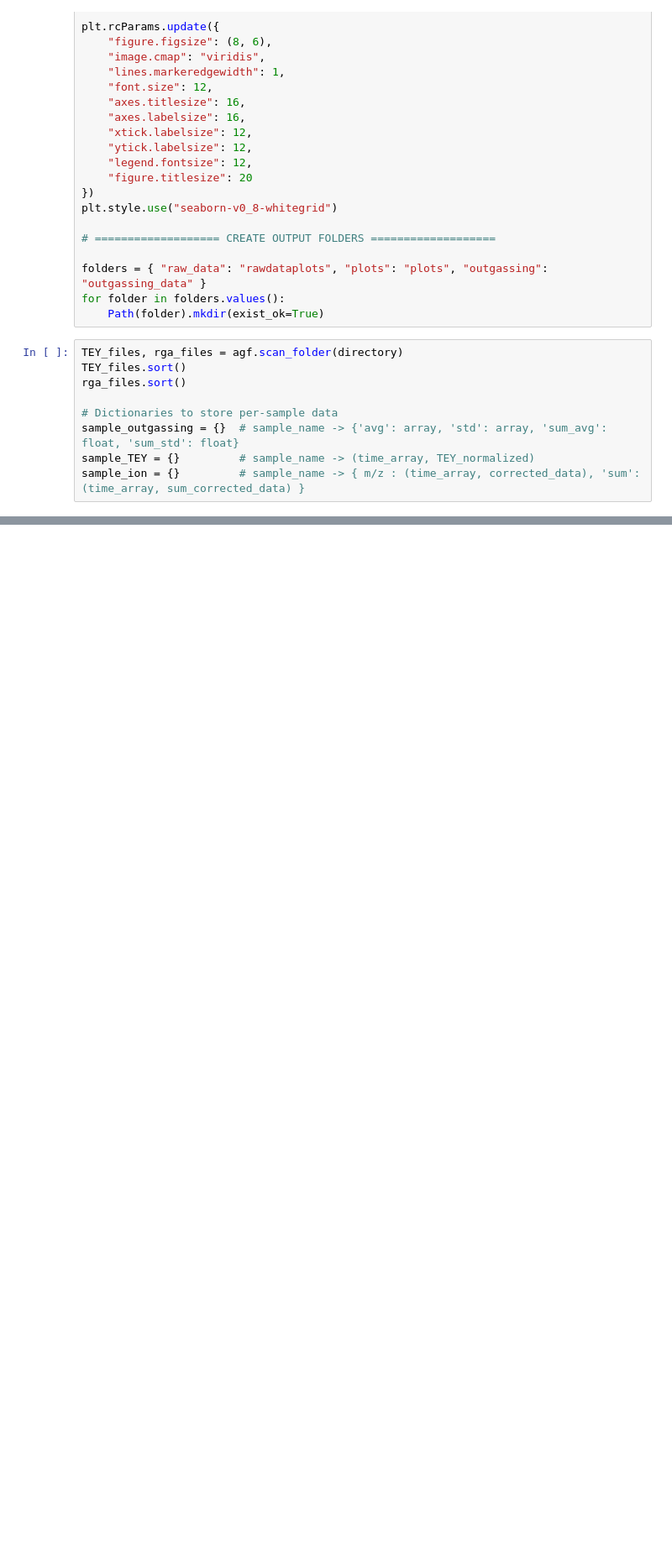
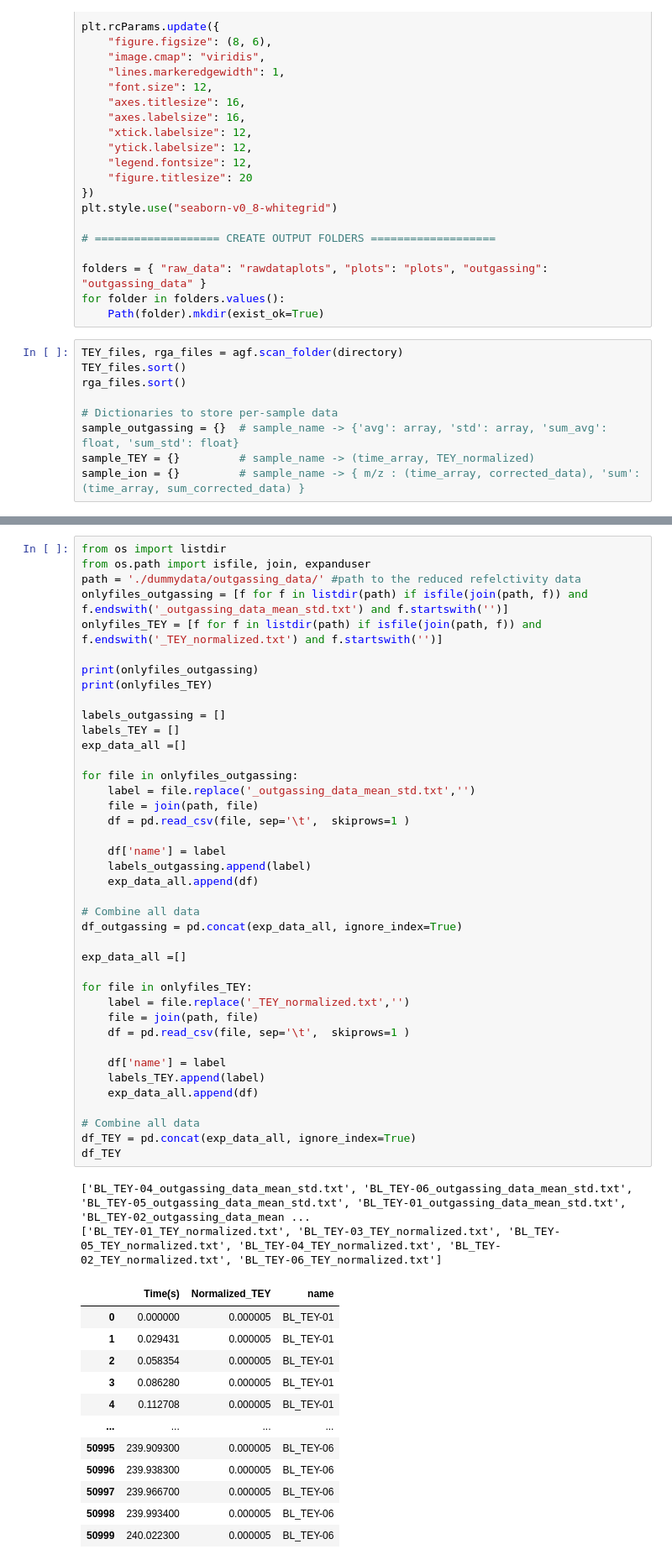
Before and after one commit to kasandrle/accelerate_data_process, a Jupyter notebook: 2025-05-15_RGA+TEY_Trainingset/plot.ipynb, the cells around one changed output, grey strips where cells are left out. Shown: that part at 84% size. Drawn from its saved outputs; the diff is of its cells as text; blank space fills up the shorter version.

```diff
--- a/2025-05-15_RGA+TEY_Trainingset/plot.ipynb
+++ b/2025-05-15_RGA+TEY_Trainingset/plot.ipynb
@@ -80,0 +98,55 @@ for rga_file, TEY_file in zip(rga_files, TEY_files):
+# %%
+from os import listdir
+from os.path import isfile, join, expanduser
+path = './dummydata/outgassing_data/' #path to the reduced refelctivity data
+onlyfiles_outgassing = [f for f in listdir(path) if isfile(join(path, f)) and f.endswith('_outgassing_data_mean_std.txt') and f.startswith('')]
+onlyfiles_TEY = [f for f in listdir(path) if isfile(join(path, f)) and f.endswith('_TEY_normalized.txt') and f.startswith('')]
+
+print(onlyfiles_outgassing)
+print(onlyfiles_TEY)
+
+labels_outgassing = []
+labels_TEY = []
+exp_data_all =[]
+
+for file in onlyfiles_outgassing:
+    label = file.replace('_outgassing_data_mean_std.txt','')
+    file = join(path, file)
+    df = pd.read_csv(file, sep='\t',  skiprows=1 )
+
+    df['name'] = label
+    labels_outgassing.append(label)
+    exp_data_all.append(df)
+
+# Combine all data
+df_outgassing = pd.concat(exp_data_all, ignore_index=True)
+
+exp_data_all =[]
+
+for file in onlyfiles_TEY:
+    label = file.replace('_TEY_normalized.txt','')
+    file = join(path, file)
+    df = pd.read_csv(file, sep='\t',  skiprows=1 )
+
+    df['name'] = label
+    labels_TEY.append(label)
+    exp_data_all.append(df)
+
+# Combine all data
+df_TEY = pd.concat(exp_data_all, ignore_index=True)
+df_TEY
+# %% [output]
+['BL_TEY-04_outgassing_data_mean_std.txt', 'BL_TEY-06_outgassing_data_mean_std.txt', 'BL_TEY-05_outgassing_data_mean_std.txt', 'BL_TEY-01_outgassing_data_mean_std.txt', 'BL_TEY-02_outgassing_data_mean ...
+['BL_TEY-01_TEY_normalized.txt', 'BL_TEY-03_TEY_normalized.txt', 'BL_TEY-05_TEY_normalized.txt', 'BL_TEY-04_TEY_normalized.txt', 'BL_TEY-02_TEY_normalized.txt', 'BL_TEY-06_TEY_normalized.txt']
+|  | Time(s) | Normalized_TEY | name |
+| 0 | 0.000000 | 0.000005 | BL_TEY-01 |
+| 1 | 0.029431 | 0.000005 | BL_TEY-01 |
+| 2 | 0.058354 | 0.000005 | BL_TEY-01 |
+| 3 | 0.086280 | 0.000005 | BL_TEY-01 |
+| 4 | 0.112708 | 0.000005 | BL_TEY-01 |
+| ... | ... | ... | ... |
+| 50995 | 239.909300 | 0.000005 | BL_TEY-06 |
+| 50996 | 239.938300 | 0.000005 | BL_TEY-06 |
+| 50997 | 239.966700 | 0.000005 | BL_TEY-06 |
+| 50998 | 239.993400 | 0.000005 | BL_TEY-06 |
+| 50999 | 240.022300 | 0.000005 | BL_TEY-06 |
```
Also changed, not shown: parts of 10 cells of this notebook, 6 other files.
